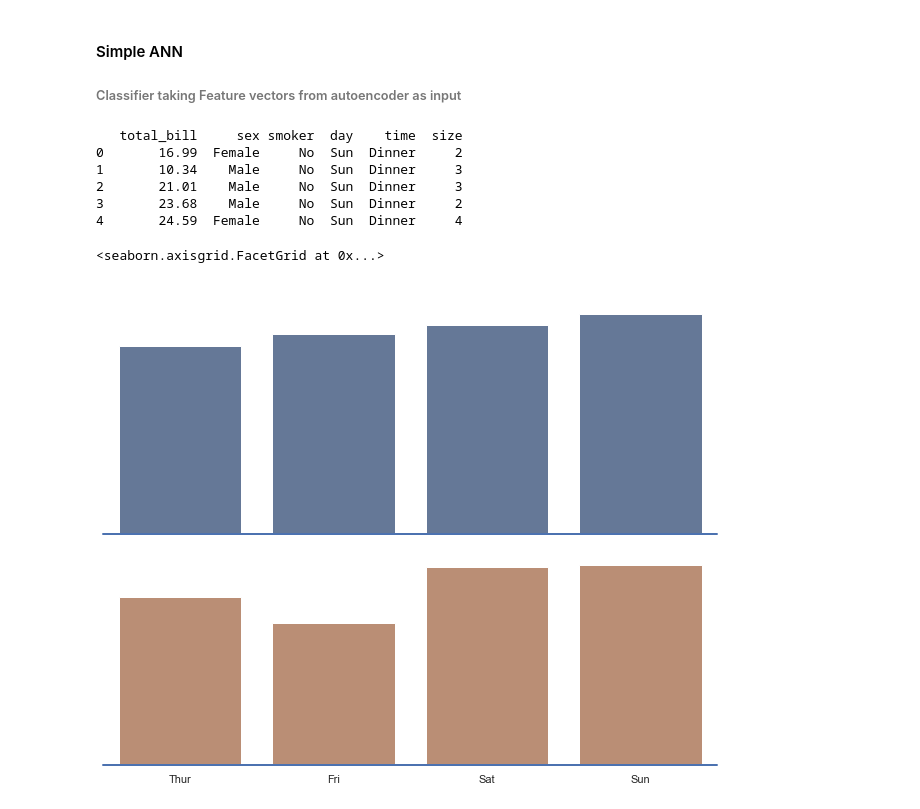
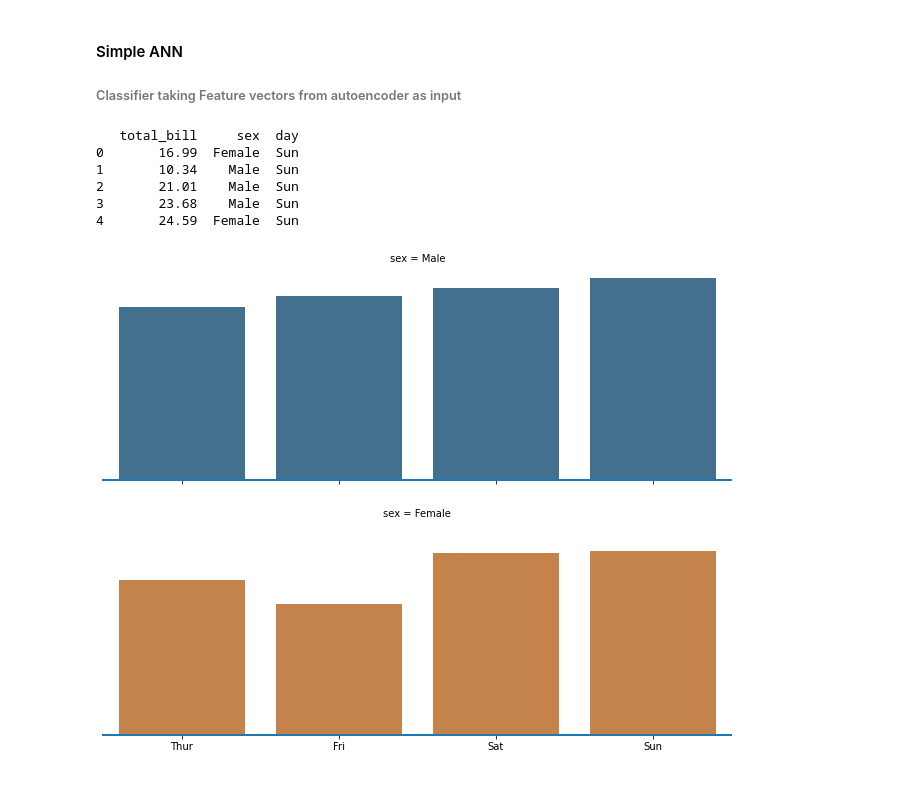
Before and after one commit to Eortvald/Foss-autoencoder, a Jupyter notebook: main.ipynb, the cells around one changed output. Cells and saved outputs as stored; diff of their text form; code cells hidden in the pictures.

```diff
--- a/main.ipynb
+++ b/main.ipynb
@@ -137,38 +139,41 @@ sns.heatmap(df_cm, annot=True)
 # %%
 import numpy as np
 import pandas as pd
 import seaborn as sns
 import matplotlib.pyplot as plt
 tips = sns.load_dataset("tips")
 tips.pop("tip")
+tips.pop("smoker")
+tips.pop("time")
+tips.pop("size")
 print(tips.head())
 
 
 g = sns.catplot(x='day', y='total_bill', row='sex', hue='sex', data=tips, kind='bar', dodge=False, saturation=.5, ci=None, aspect=0.9)
 g.map(plt.axhline, y=0, lw=2, clip_on=False)
 g.fig.set_figheight(7)
 g.fig.set_figwidth(10)
 
-def axla(sex):
-    plt.gca().text(-.02, .2, "sex", fontweight="bold",
-            ha="right", va="center", transform=plt.gca().transAxes)
-g.map(axla,"sex")
+# def axla(sex):
+#     plt.gca().text(-.02, .2, "sex", fontweight="bold",
+#             ha="right", va="center", transform=plt.gca().transAxes)
+# g.map(axla,"sex")
 
 
-g.fig.subplots_adjust(hspace=0)
-g.set_titles(" ")
+g.fig.subplots_adjust(hspace=0.2)
+#g.set_titles(" ")
 
 g.set(yticks=[])
 g.despine(bottom=True, left=True)
+plt.show()
 # %% [output]
-   total_bill     sex smoker  day    time  size
-0       16.99  Female     No  Sun  Dinner     2
-1       10.34    Male     No  Sun  Dinner     3
-2       21.01    Male     No  Sun  Dinner     3
-3       23.68    Male     No  Sun  Dinner     2
-4       24.59  Female     No  Sun  Dinner     4
+   total_bill     sex  day
+0       16.99  Female  Sun
+1       10.34    Male  Sun
+2       21.01    Male  Sun
+3       23.68    Male  Sun
+4       24.59  Female  Sun
-<seaborn.axisgrid.FacetGrid at 0x...>
-[figure, old version]
+[figure, new version]
 # %%
 import numpy as np
 import pandas as pd
```
Also changed, not shown: parts of 1 cell of this notebook, 3 other files.
